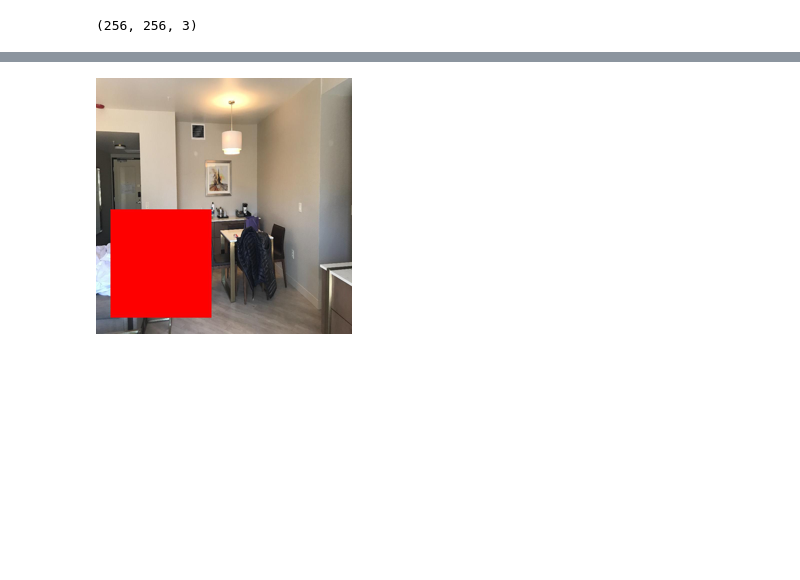
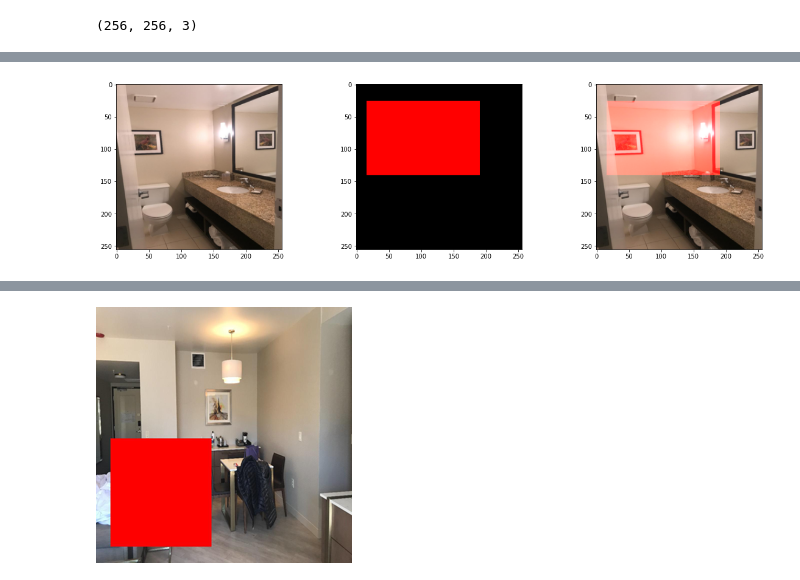
Before and after one commit to RahulS247/Hotel_Recognition-kaggle_challenge, a Jupyter notebook: maskGAN.ipynb, the cells around one changed output, grey strips where cells are left out. Saved outputs shown, nothing was run; the diff lists cells and outputs as text; code cells hidden in the pictures; blank space fills up the shorter version.

```diff
--- a/maskGAN.ipynb
+++ b/maskGAN.ipynb
@@ -73,2 +53,0 @@ resizeimg
-# %%
-img = pil_image.open('train_masks/00045.png')
@@ -83,3 +68,11 @@ img.size
+# %%
+_, axes = plt.subplots(1, 3, figsize=(20, 5))
+axes[0].imshow(train_img[4])
+axes[1].imshow(img)
+axes[2].imshow(masked_img)
+plt.show()
+# %% [output]
+[figure, added]
 # %%
 import os
 from copy import deepcopy
```
Also changed, not shown: parts of 19 cells of this notebook.
